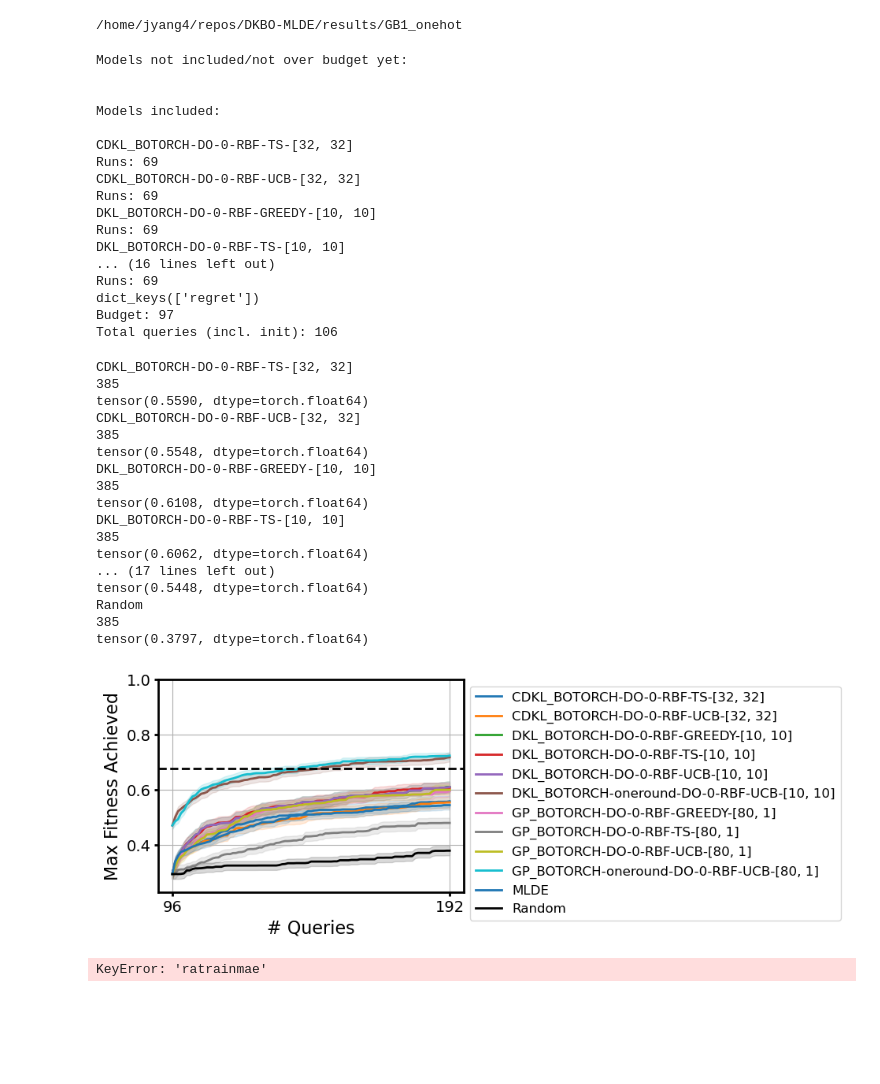
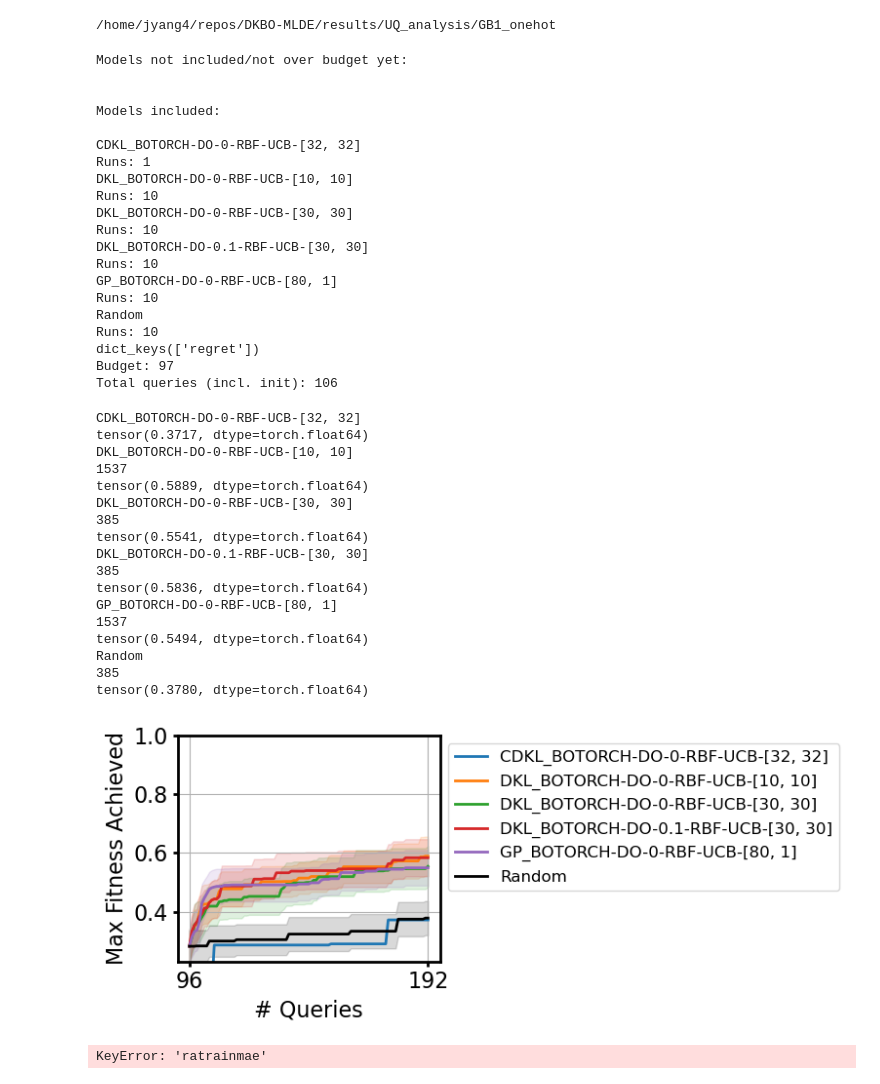
Before and after one commit to jsunn-y/ALDE, a Jupyter notebook: load_and_plot.ipynb, the cells around one changed output. Drawn from its saved outputs; the diff is of its cells as text; code cells hidden in the pictures; blank space fills up the shorter version.

Commit message:
more UQ analysis

```diff
--- a/load_and_plot.ipynb
+++ b/load_and_plot.ipynb
@@ -34,10 +34,10 @@ from matplotlib import pyplot as plt
 #subdir = '/scratch/ml/jbowden/paper_sandbox/paper2022/DK-BO/botorch/test/results/paper_2022/botorch/comp_botorch_gb1_redo'
 # subdir = '/scratch/ml/jbowden/paper_sandbox/paper2022/DK-BO/botorch/test/results/paper_2022/botorch/combgb1'
 
-subdir = '/home/jyang4/repos/DKBO-MLDE/results/GB1_onehot'
+subdir = '/home/jyang4/repos/DKBO-MLDE/results/UQ_analysis/GB1_onehot'
 print(subdir)
 # %% [output]
-/home/jyang4/repos/DKBO-MLDE/results/GB1_onehot
+/home/jyang4/repos/DKBO-MLDE/results/UQ_analysis/GB1_onehot
 # %%
 # for tensor in tensors:
 # #     if 'EGrbf' in tensor or 'TSrbf' in tensor or 'EGlin' in tensor:
@@ -85,8 +85,8 @@ for tensor in tensors:
 
     if "QEI" in tensor:
         continue
-    if "16" in tensor:
-        continue
+    # if "16" in tensor:
+    #     continue
 
     # if "GP" not in tensor:
     #     continue
@@ -207,15 +207,18 @@ Models not included/not over budget yet:
 
 Models included:
 
-CDKL_BOTORCH-DO-0-RBF-TS-[32, 32]
-Runs: 69
 CDKL_BOTORCH-DO-0-RBF-UCB-[32, 32]
-Runs: 69
-DKL_BOTORCH-DO-0-RBF-GREEDY-[10, 10]
-Runs: 69
-DKL_BOTORCH-DO-0-RBF-TS-[10, 10]
-... (16 lines left out)
-Runs: 69
+Runs: 1
+DKL_BOTORCH-DO-0-RBF-UCB-[10, 10]
+Runs: 10
+DKL_BOTORCH-DO-0-RBF-UCB-[30, 30]
+Runs: 10
+DKL_BOTORCH-DO-0.1-RBF-UCB-[30, 30]
+Runs: 10
+GP_BOTORCH-DO-0-RBF-UCB-[80, 1]
+Runs: 10
+Random
+Runs: 10
 dict_keys(['regret'])
 Budget: 97
 Total queries (incl. init): 106
@@ -231,7 +234,7 @@ mpl.rcParams['ytick.major.width'] = 2
 def plot_regret(tests, budget, randregret=None):
     '''Pass in list of bo objects and labels.'''
     # tests is name:(mean, sem)
-    fig = plt.figure(figsize=(5, 3.5))
+    fig = plt.figure(figsize=(8, 3.5))
     names = []
     queries = np.arange(budget) + 96
     if randregret != None:
@@ -275,47 +278,47 @@ def plot_regret(tests, budget, randregret=None):
     #plt.axhline(y = 0.673, color = 'k', linestyle = '--') #TrpB
 
     plt.xticks(np.arange(0, 480 + 96, 96))
     #plt.xlim([86, 384])
     plt.ylim([0.23, 1])
     plt.plot()
     plt.grid()
 
     plt.rc('xtick', labelsize=14)
     plt.rc('ytick', labelsize=14)
     plt.ylabel('Max Fitness Achieved', fontsize=16)
     plt.xlabel('# Queries', fontsize=16)
     plt.legend(bbox_to_anchor=(1,1), loc="upper left", fontsize=12)
     #plt.legend(loc='lower right', fontsize=12)
 #     plt.title('Regret: GB1', pad=10, fontsize=28)
     #plt.title('Regret', pad=10, fontsize=28)
 #     plt.yscale('log')
     plt.tight_layout()
     #plt.savefig('GB1.jpg')
     plt.show()
 
 
 %matplotlib inline
 # skip objective
 plot_regret(batch['regret'], budget, randregret=None)
 # %% [output]
-CDKL_BOTORCH-DO-0-RBF-TS-[32, 32]
+CDKL_BOTORCH-DO-0-RBF-UCB-[32, 32]
+tensor(0.3717, dtype=torch.float64)
+DKL_BOTORCH-DO-0-RBF-UCB-[10, 10]
+1537
+tensor(0.5889, dtype=torch.float64)
+DKL_BOTORCH-DO-0-RBF-UCB-[30, 30]
 385
-tensor(0.5590, dtype=torch.float64)
-CDKL_BOTORCH-DO-0-RBF-UCB-[32, 32]
+tensor(0.5541, dtype=torch.float64)
+DKL_BOTORCH-DO-0.1-RBF-UCB-[30, 30]
 385
-tensor(0.5548, dtype=torch.float64)
-DKL_BOTORCH-DO-0-RBF-GREEDY-[10, 10]
-385
-tensor(0.6108, dtype=torch.float64)
-DKL_BOTORCH-DO-0-RBF-TS-[10, 10]
-385
-tensor(0.6062, dtype=torch.float64)
-... (17 lines left out)
-tensor(0.5448, dtype=torch.float64)
+tensor(0.5836, dtype=torch.float64)
+GP_BOTORCH-DO-0-RBF-UCB-[80, 1]
+1537
+tensor(0.5494, dtype=torch.float64)
 Random
 385
-tensor(0.3797, dtype=torch.float64)
+tensor(0.3780, dtype=torch.float64)
-[figure, old version]
+[figure, new version]
 # %%
 def plot_mae(train, budget, test=None):
     '''Pass in list of bo objects and labels.'''
```
Also changed, not shown: 6 other files.
